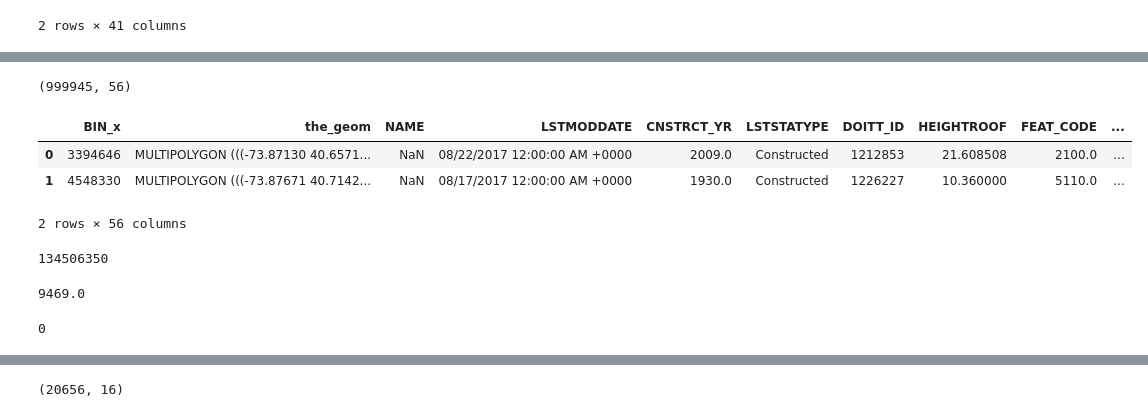
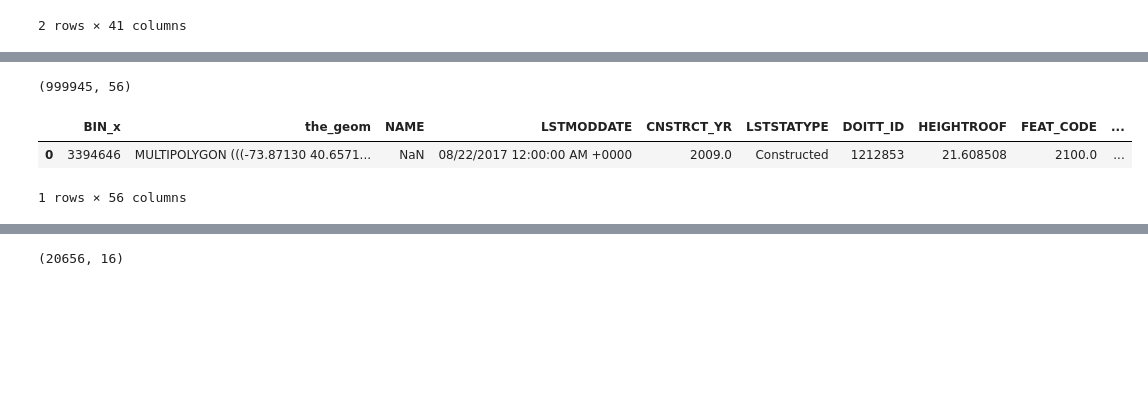
Before and after one commit to carlobailey/urban-data-science, a Jupyter notebook: tutorials/Analyzing_geospatial_data_poi.ipynb, the cells around one changed output, grey strips where cells are left out. Drawn from its saved outputs; the diff is of its cells as text; code cells hidden in the pictures; blank space fills up the shorter version.

```diff
--- a/tutorials/Analyzing_geospatial_data_poi.ipynb
+++ b/tutorials/Analyzing_geospatial_data_poi.ipynb
@@ -59,6 +53,8 @@ bldgs.head(2)
 # %%
 bldgs = gpd.GeoDataFrame(bldgs, geometry='the_geom')
 valuation = gpd.GeoDataFrame(valuation, geometry='geom')
+bldgs = bldgs.set_crs(epsg=3857)
+valuation = valuation.set_crs(epsg=3857)
 # %%
 combined = bldgs.merge(valuation, left_on='MPLUTO_BBL',
                        right_on='BBLE')
@@ -67,22 +63,9 @@ classes = ['1', '2', '2A', '2B', '1D', '2C', '1B']
 combined = combined[combined['TAXCLASS'].isin(classes)]
 # %%
 print(combined.shape)
-combined.head(2)
+combined.head(1)
 # %% [output]
 (999945, 56)
 |  | BIN_x | the_geom | NAME | LSTMODDATE | CNSTRCT_YR | LSTSTATYPE | DOITT_ID | HEIGHTROOF | FEAT_CODE | ... |
 | 0 | 3394646 | MULTIPOLYGON (((-73.87130 40.6571... | NaN | 08/22/2017 12:00:00 AM +0000 | 2009.0 | Constructed | 1212853 | 21.608508 | 2100.0 | ... |
-| 1 | 4548330 | MULTIPOLYGON (((-73.87671 40.7142... | NaN | 08/17/2017 12:00:00 AM +0000 | 1930.0 | Constructed | 1226227 | 10.360000 | 5110.0 | ... |
-2 rows × 56 columns
+1 rows × 56 columns
-# %%
-combined['AVLAND'].max()
-# %% [output]
-134506350
-# %%
-combined['AVLAND'].median()
-# %% [output]
-9469.0
-# %%
-combined['AVLAND'].min()
-# %% [output]
-0
```
Also changed, not shown: parts of 12 cells of this notebook.
